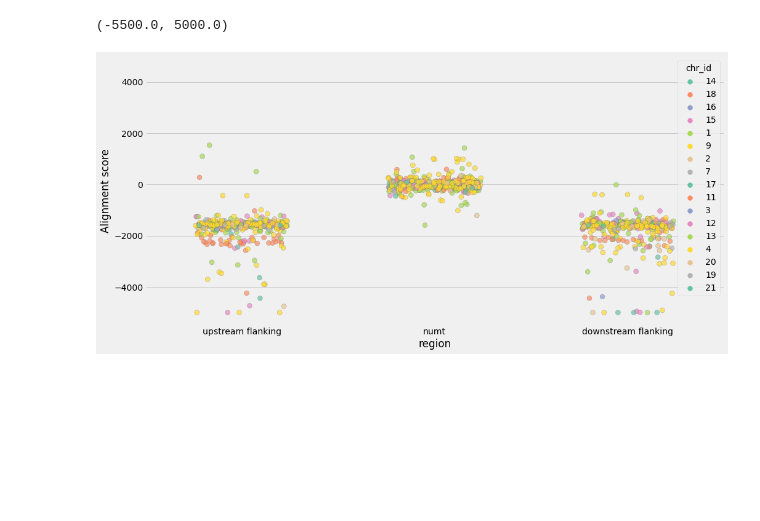
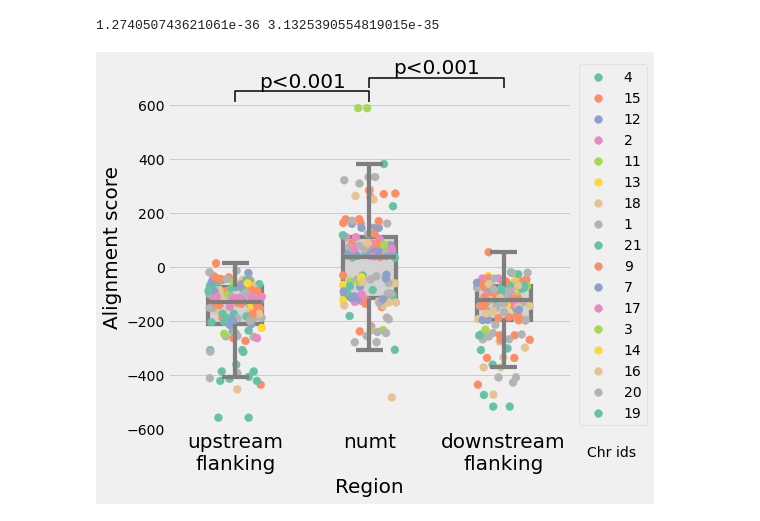
Before and after one commit to balintbiro/Oryctolagus_cuniculus_numts, a Jupyter notebook: codes/revision/alignment_scores_vis.ipynb, the cells around one changed output. Saved outputs shown, nothing was run; the diff lists cells and outputs as text; code cells hidden in the pictures; blank space fills up the shorter version.

```diff
--- a/codes/revision/alignment_scores_vis.ipynb
+++ b/codes/revision/alignment_scores_vis.ipynb
@@ -50,18 +51,6 @@ df
-# %%
-plt.style.use('fivethirtyeight')
-fig,ax=plt.subplots(1,1,figsize=(15,7.5))
-
-ax=sns.stripplot(
-    x='region',y='Alignment score',data=df,
-    linewidth=.3,
-    color=".25",
-    size=8,
-    hue='chr_id',
-    palette="Set2",
-    alpha=.7,
-    jitter=.24
-)
-ax.set_ylim(-5500,5000)
-# %% [output]
-(-5500.0, 5000.0)
-[figure, removed]
+# %%
+#create a function for the statistical annotation of the graph
+def annot_stat(star, x1, x2, y, h, ax=None):
+    ax = plt.gca() if ax is None else ax
+    ax.plot([x1, x1, x2, x2], [y, y+h, y+h, y], lw=1.5, c='k')
+    ax.text((x1+x2)*.5, y+h, star, ha='center', va='bottom', color='k',fontsize=20)
@@ -67,0 +72,48 @@ ax.set_ylim(-5500,5000)
+# %%
+up_vs_numt=statistics(
+    df.loc[df['region']=='upstream flanking']['Alignment score'],
+    df.loc[df['region']=='numt']['Alignment score']
+)
+down_vs_numt=statistics(
+    df.loc[df['region']=='downstream flanking']['Alignment score'],
+    df.loc[df['region']=='numt']['Alignment score']
+)
+print(up_vs_numt,down_vs_numt)
+# %% [output]
+1.274050743621061e-36 3.1325390554819015e-35
+# %%
+plt.style.use('fivethirtyeight')
+fig,ax=plt.subplots(1,1,figsize=(8,6.5))
+
+np.random.seed(1)
+subdf=df.loc[np.random.choice(np.arange(0,len(df)),size=400)]
+ax=sns.boxplot(
+    x='region',y='Alignment score',data=subdf,
+    linewidth=4.2,
+    color='lightgrey',
+    fliersize=0,
+    width=.4,
+    zorder=2
+)
+ax=sns.stripplot(
+    x='region',y='Alignment score',data=subdf,
+    linewidth=.3,
+    size=8,
+    hue='chr_id',
+    palette="Set2",
+    edgecolor=None,
+    jitter=.2,
+    zorder=1
+)
+annot_stat('p<0.001',0,1,max(subdf.loc[subdf['region']=='numt']['Alignment score'])-400,40)
+annot_stat('p<0.001',2,1,max(subdf.loc[subdf['region']=='numt']['Alignment score'])-350,40)
+ax.set_ylim(-600,750)
+ax.set_xticklabels(['upstream\nflanking','numt','downstream\nflanking'],fontsize=20)
+ax.set_ylabel('Alignment score',fontsize=20)
+ax.set_xlabel('Region',fontsize=20)
+plt.legend(bbox_to_anchor=(1.02, 1), loc='upper left', borderaxespad=0)
+plt.text(2.62,-700,'Chr ids')
+plt.tight_layout()
+plt.savefig('../../results/deep_analysis.png',dpi=300)
+# %% [output]
+[figure, added]
```
Also changed, not shown: parts of 4 cells of this notebook, 6 other files.
